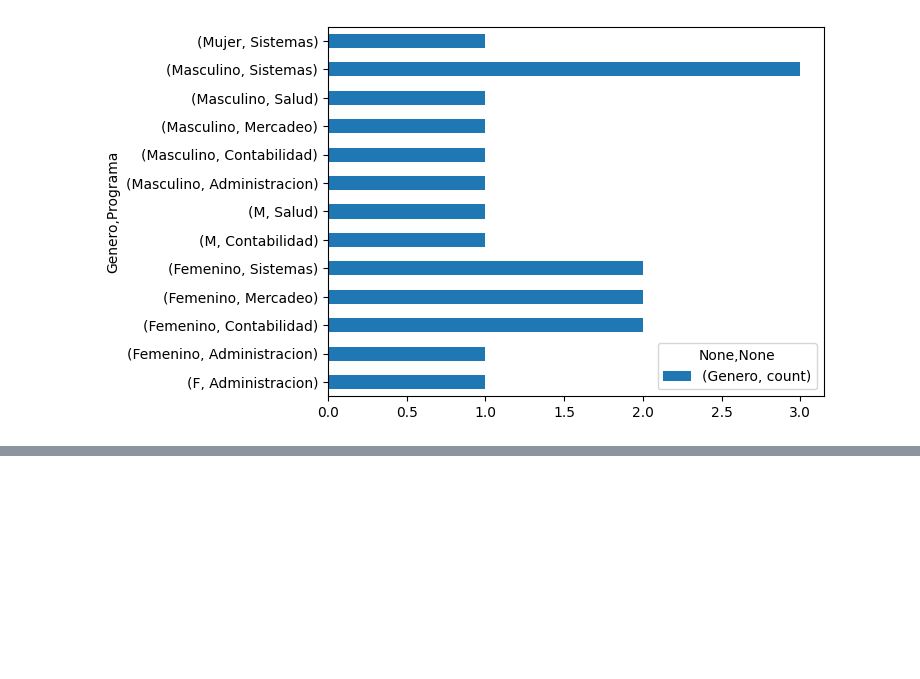
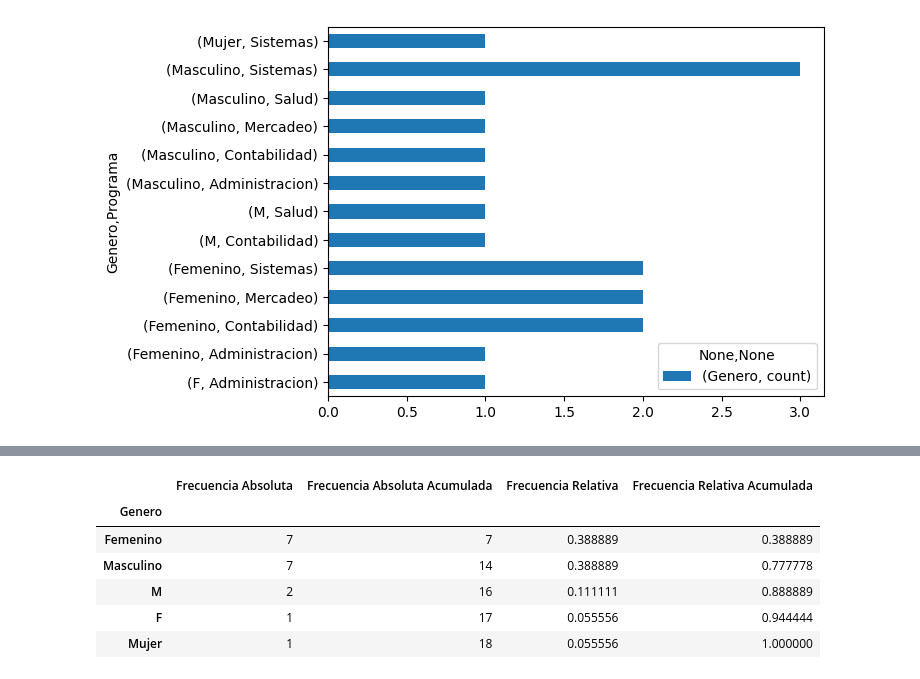
Before and after one commit to aperezn298/CienciaDatosSENA, a Jupyter notebook: 03AnalisisDatos/04EntendimientoDatos/07PracticaClaseEntendimiento.ipynb, the cells around one changed output, grey strips where cells are left out. Saved outputs shown, nothing was run; the diff lists cells and outputs as text; code cells hidden in the pictures; blank space fills up the shorter version.

```diff
--- a/03AnalisisDatos/04EntendimientoDatos/07PracticaClaseEntendimiento.ipynb
+++ b/03AnalisisDatos/04EntendimientoDatos/07PracticaClaseEntendimiento.ipynb
@@ -148,0 +165,21 @@ plt.show()
+# %%
+# 7. Tabla de frecuencia de la columna Genero, relativa y acumulada
+
+# Generar las frecuencias
+tabla_frecuencia = pd.DataFrame({
+    'Frecuencia Absoluta': dataset['Genero'].value_counts(),
+    'Frecuencia Absoluta Acumulada': dataset['Genero'].value_counts().cumsum(),
+    'Frecuencia Relativa': dataset['Genero'].value_counts(normalize=True),
+    'Frecuencia Relativa Acumulada': dataset['Genero'].value_counts(normalize=True).cumsum()
+})
+
+# Mostrar la tabla de frecuencia
+tabla_frecuencia
+# %% [output]
+|  | Frecuencia Absoluta | Frecuencia Absoluta Acumulada | Frecuencia Relativa | Frecuencia Relativa Acumulada |
+| Genero |  |  |  |  |
+| Femenino | 7 | 7 | 0.388889 | 0.388889 |
+| Masculino | 7 | 14 | 0.388889 | 0.777778 |
+| M | 2 | 16 | 0.111111 | 0.888889 |
+| F | 1 | 17 | 0.055556 | 0.944444 |
+| Mujer | 1 | 18 | 0.055556 | 1.000000 |
```
Also changed, not shown: parts of 9 cells of this notebook.
